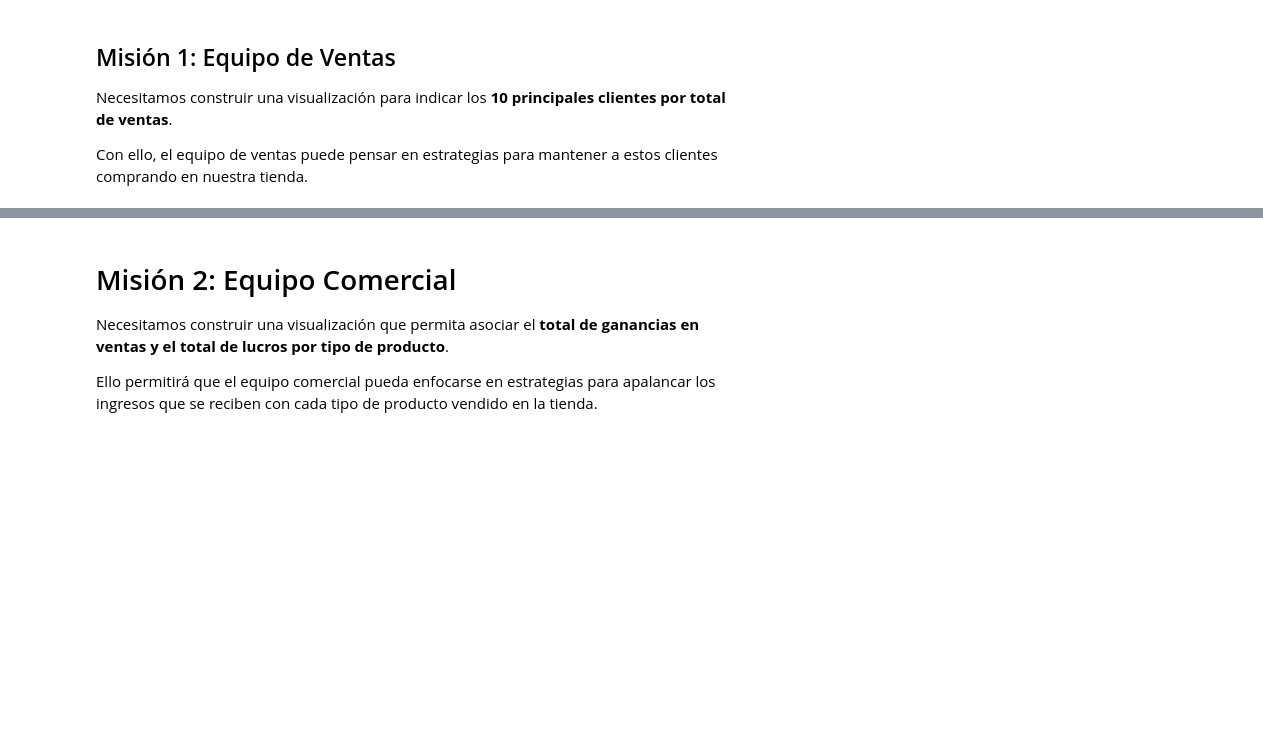
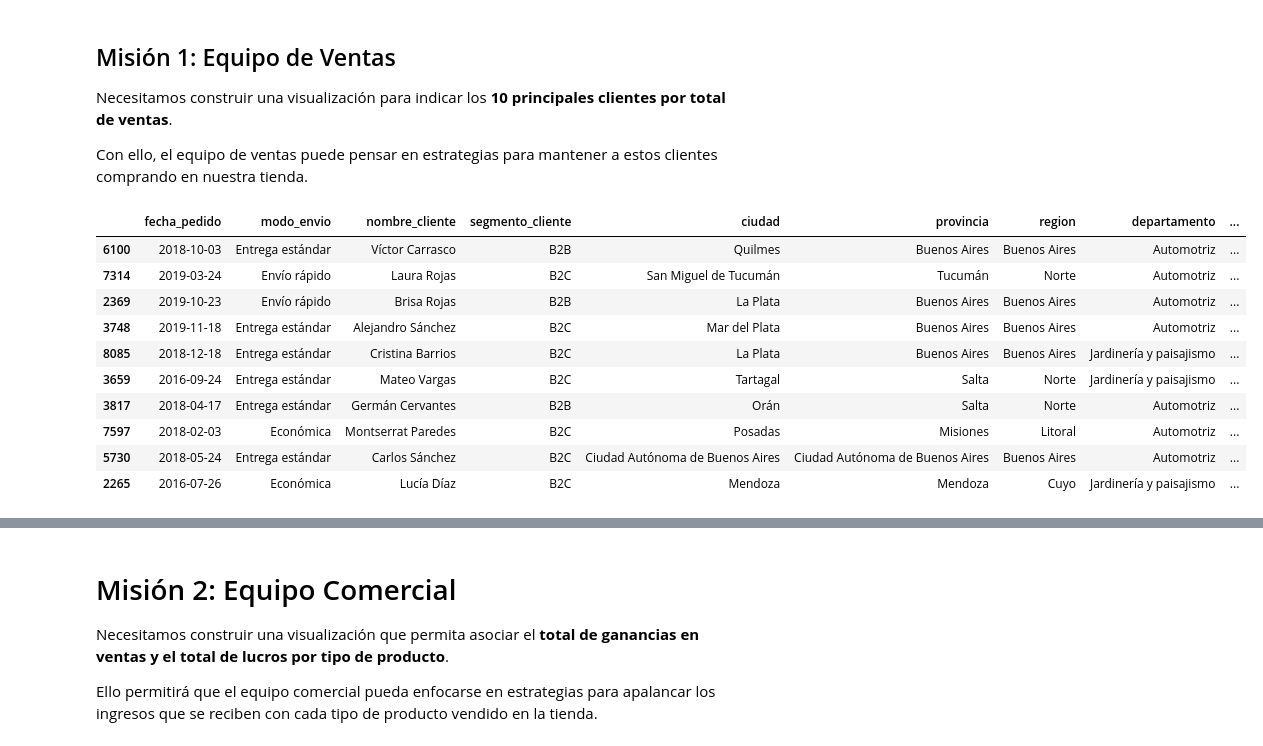
Before and after one commit to Basurero2/Visualizacion-de-Datos-estilizando-tablas-con-Python, a Jupyter notebook: Estilizacion_de_tablas.ipynb, the cells around one changed output, grey strips where cells are left out. Saved outputs shown, nothing was run; the diff lists cells and outputs as text; code cells hidden in the pictures; blank space fills up the shorter version.

```diff
--- a/Estilizacion_de_tablas.ipynb
+++ b/Estilizacion_de_tablas.ipynb
@@ -30,0 +45,3 @@ url = "https://gist.githubusercontent.com/ahcamachod/d2efadda3f3833d65da750c6470
+# %%
+ventas = pd.read_csv("informe de ventas.csv")
+ventas.head()
@@ -30,0 +55,13 @@ url = "https://gist.githubusercontent.com/ahcamachod/d2efadda3f3833d65da750c6470
+# %%
+ventas = ventas[['fecha_pedido',
+ 'modo_envio',
+ 'nombre_cliente',
+ 'segmento_cliente',
+ 'ciudad',
+ 'provincia',
+ 'region',
+ 'departamento',
+ 'tipo_producto',
+ 'cantidad',
+ 'ventas',
+ 'ganancia']]
@@ -30,0 +103,2 @@ url = "https://gist.githubusercontent.com/ahcamachod/d2efadda3f3833d65da750c6470
+# %%
+ventas["fecha_pedido"] = pd.to_datetime(ventas["fecha_pedido"], format="%Y-%m-%d")
@@ -34,3 +130,17 @@ url = "https://gist.githubusercontent.com/ahcamachod/d2efadda3f3833d65da750c6470
 Necesitamos construir una visualización para indicar los **10 principales clientes por total de ventas**.
 
 Con ello, el equipo de ventas puede pensar en estrategias para mantener a estos clientes comprando en nuestra tienda.
+# %%
+ventas.nlargest(10, columns="ventas")
+# %% [output]
+|  | fecha_pedido | modo_envio | nombre_cliente | segmento_cliente | ciudad | provincia | region | departamento | ... |
+| 6100 | 2018-10-03 | Entrega estándar | Víctor Carrasco | B2B | Quilmes | Buenos Aires | Buenos Aires | Automotriz | ... |
+| 7314 | 2019-03-24 | Envío rápido | Laura Rojas | B2C | San Miguel de Tucumán | Tucumán | Norte | Automotriz | ... |
+| 2369 | 2019-10-23 | Envío rápido | Brisa Rojas | B2B | La Plata | Buenos Aires | Buenos Aires | Automotriz | ... |
+| 3748 | 2019-11-18 | Entrega estándar | Alejandro Sánchez | B2C | Mar del Plata | Buenos Aires | Buenos Aires | Automotriz | ... |
+| 8085 | 2018-12-18 | Entrega estándar | Cristina Barrios | B2C | La Plata | Buenos Aires | Buenos Aires | Jardinería y paisajismo | ... |
+| 3659 | 2016-09-24 | Entrega estándar | Mateo Vargas | B2C | Tartagal | Salta | Norte | Jardinería y paisajismo | ... |
+| 3817 | 2018-04-17 | Entrega estándar | Germán Cervantes | B2B | Orán | Salta | Norte | Automotriz | ... |
+| 7597 | 2018-02-03 | Económica | Montserrat Paredes | B2C | Posadas | Misiones | Litoral | Automotriz | ... |
+| 5730 | 2018-05-24 | Entrega estándar | Carlos Sánchez | B2C | Ciudad Autónoma de Buenos Aires | Ciudad Autónoma de Buenos Aires | Buenos Aires | Automotriz | ... |
+| 2265 | 2016-07-26 | Económica | Lucía Díaz | B2C | Mendoza | Mendoza | Cuyo | Jardinería y paisajismo | ... |
```
Also changed, not shown: parts of 77 cells of this notebook.
